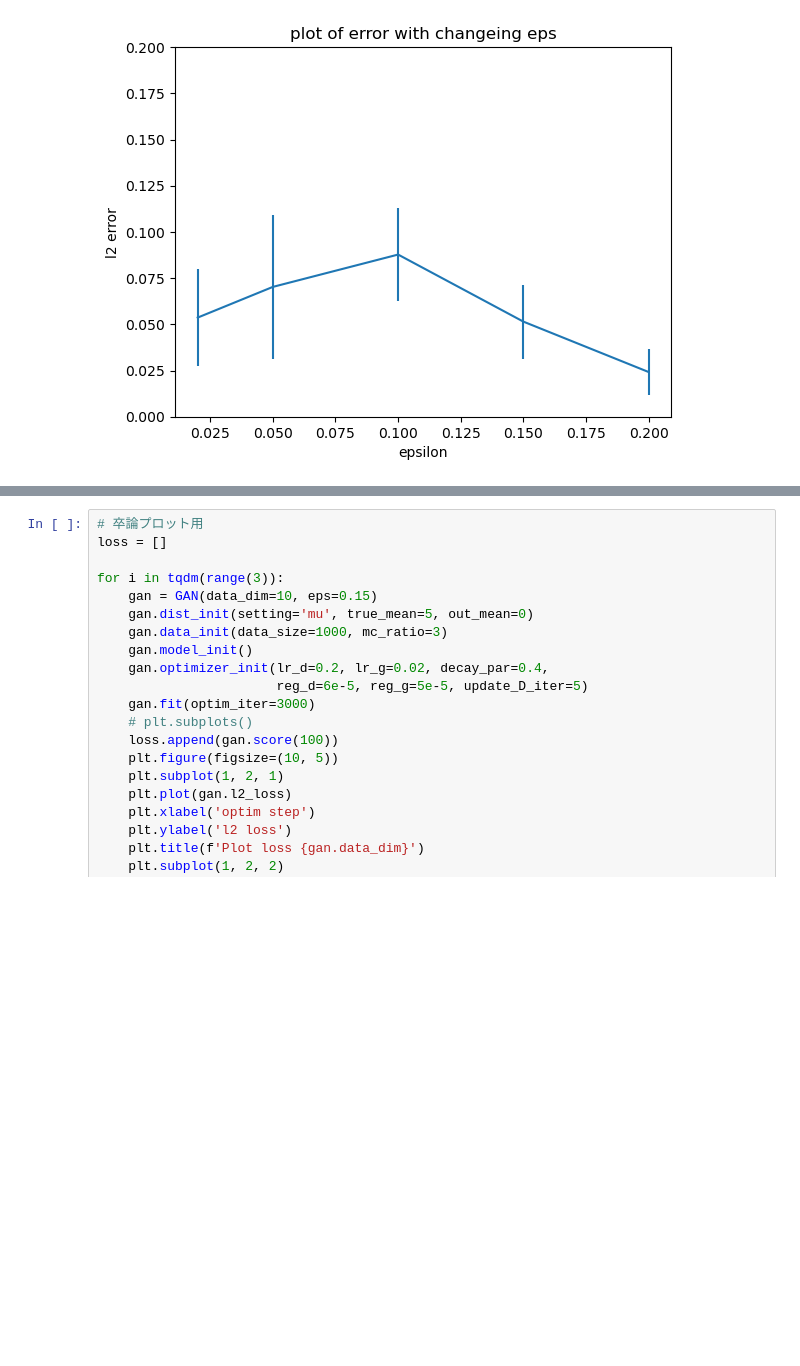
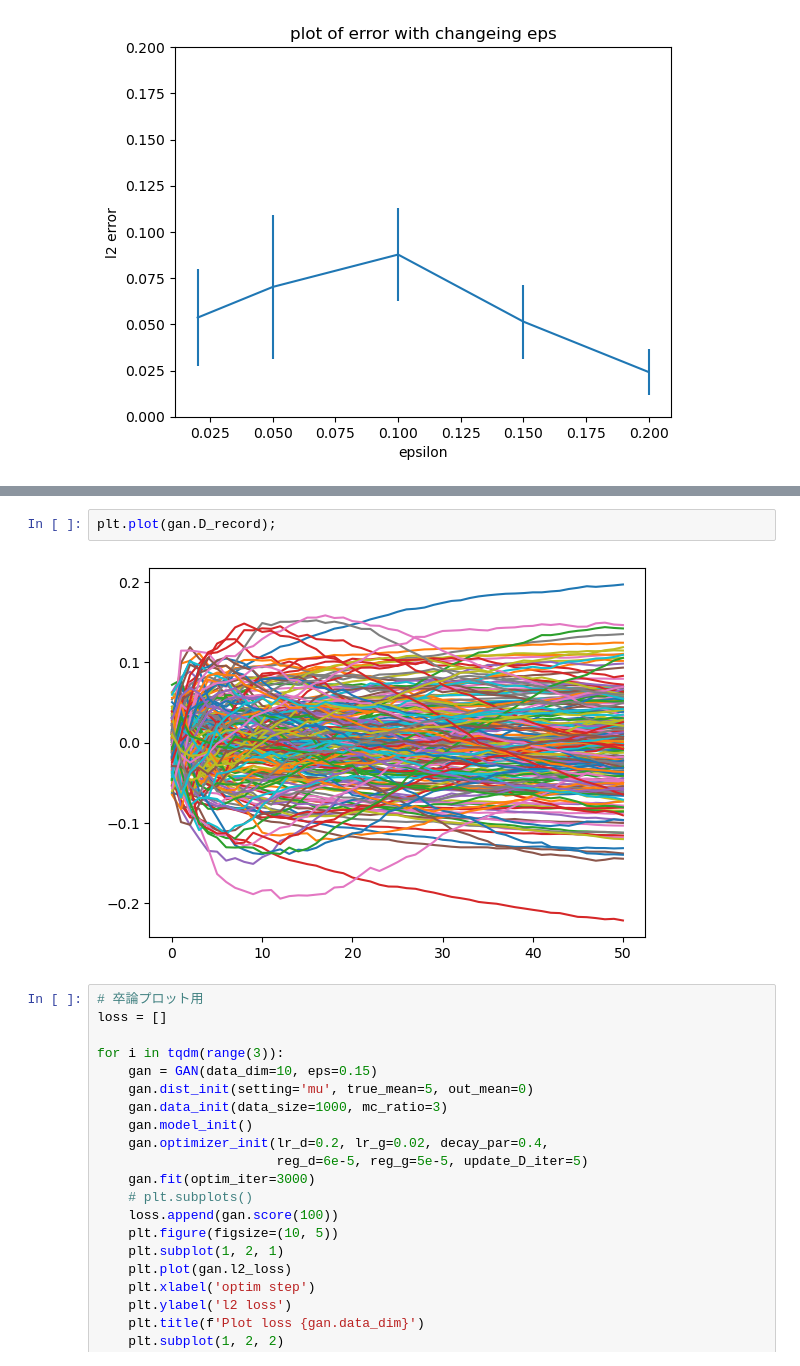
Before and after one commit to monarsan/robust-GAN, a Jupyter notebook: work/main/grad_plot.ipynb, the cells around one changed output, grey strips where cells are left out. Cells and saved outputs as stored; diff of their text form; blank space fills up the shorter version.

```diff
--- a/work/main/grad_plot.ipynb
+++ b/work/main/grad_plot.ipynb
@@ -80,3 +116,7 @@ loss = np.array(loss)
+# %%
+plt.plot(gan.D_record);
+# %% [output]
+[figure, added]
 # %%
 # 卒論プロット用
 loss = []
```
Also changed, not shown: parts of 4 cells of this notebook, 2 other files.
